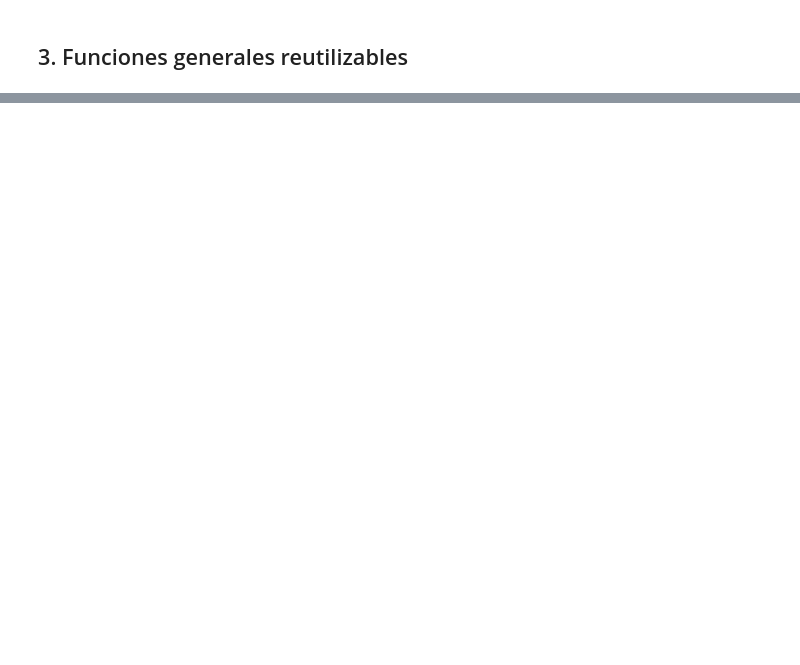
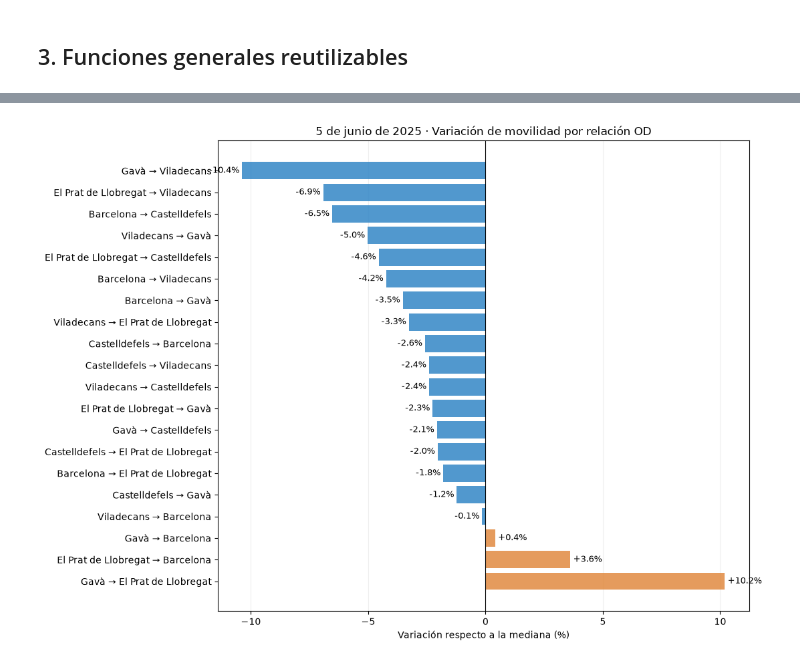
Before and after one commit to martinafrisach/R-MOVE, a Jupyter notebook: notebooks/04_comparación_movilidad_incidencias.ipynb, the cells around one changed output, grey strips where cells are left out. Drawn from its saved outputs; the diff is of its cells as text; code cells hidden in the pictures; blank space fills up the shorter version.

```diff
--- a/notebooks/04_comparación_movilidad_incidencias.ipynb
+++ b/notebooks/04_comparación_movilidad_incidencias.ipynb
@@ -684,15 +138,0 @@ Se conservan Barcelona → Castelldefels y Mataró → Barcelona. Los viajes se
-# %%
-fecha = fecha_incidencia_junio
-fig, axes = plt.subplots(2, 1, figsize=(12, 8), sharex=True)
-for ax, nombre in zip(axes, ["Barcelona → Castelldefels", "Mataró → Barcelona"]):
-    g = movilidad_junio_od.loc[movilidad_junio_od["Relacion"].eq(nombre)].sort_values("day")
-    serie = g.loc[g["day"].between(fecha-pd.Timedelta(days=21), fecha+pd.Timedelta(days=21))]
-    refs = pd.DataFrame([calcular_indicadores(g, d, fechas_con_incidencias, festivos_cat)[0]
-                         for d in serie["day"]])
-    refs = refs.loc[refs["estado"].eq("ok")]
-    ax.plot(serie["day"], serie["viajes_observados"], label="Observados", marker="o", markersize=3)
-    ax.plot(pd.to_datetime(refs["fecha"]), refs["mediana_viajes_controles"],
-            linestyle="--", label="Mediana retrospectiva de comparables")
-    ax.axvline(fecha, color="red", linestyle=":", label="5 junio")
-    ax.set(title=nombre, ylabel="Viajes"); ax.legend(); ax.grid(alpha=.3)
-plt.xticks(rotation=45); plt.tight_layout(); plt.show()
@@ -765,0 +451,58 @@ Los datos diarios no identifican modo, horarios ni usuarios afectados. Las concl
+# %%
+
+# 1. Calcular las variaciones respecto a la mediana
+# retrospectiva de los jueves comparables (±42 días)
+resultados_sur_junio = comparar_relaciones(
+    movilidad_junio_od,
+    fecha_incidencia_junio,
+    fechas_con_incidencias,
+    festivos_cat
+)
+
+# 2. Ordenar las relaciones según su variación porcentual
+orden_junio = resultados_sur_junio.sort_values(
+    "variacion_observada_pct"
+)
+
+# 3. Asignar colores según el sentido de la variación
+# Azul: disminución | Naranja: aumento
+colores = [
+    "#3286C6" if v < 0 else "#E18A40"
+    for v in orden_junio["variacion_observada_pct"]
+]
+
+# 4. Representar las variaciones porcentuales
+fig, ax = plt.subplots(figsize=(11, 8))
+
+barras = ax.barh(
+    orden_junio["Relacion"],
+    orden_junio["variacion_observada_pct"],
+    color=colores,
+    alpha=0.85
+)
+
+# Línea de referencia sin variación
+ax.axvline(0, color="black", linewidth=0.8)
+
+# Mostrar el porcentaje al final de cada barra
+ax.bar_label(
+    barras,
+    fmt="%+.1f%%",
+    padding=3,
+    fontsize=9
+)
+
+ax.invert_yaxis()
+
+ax.set(
+    xlabel="Variación respecto a la mediana (%)",
+    title="5 de junio de 2025 · Variación de movilidad por relación OD"
+)
+
+ax.grid(axis="x", alpha=0.2)
+ax.set_axisbelow(True)
+
+plt.tight_layout()
+plt.show()
+# %% [output]
+[figure, added]
```
Also changed, not shown: parts of 52 cells of this notebook, 10 other files.
